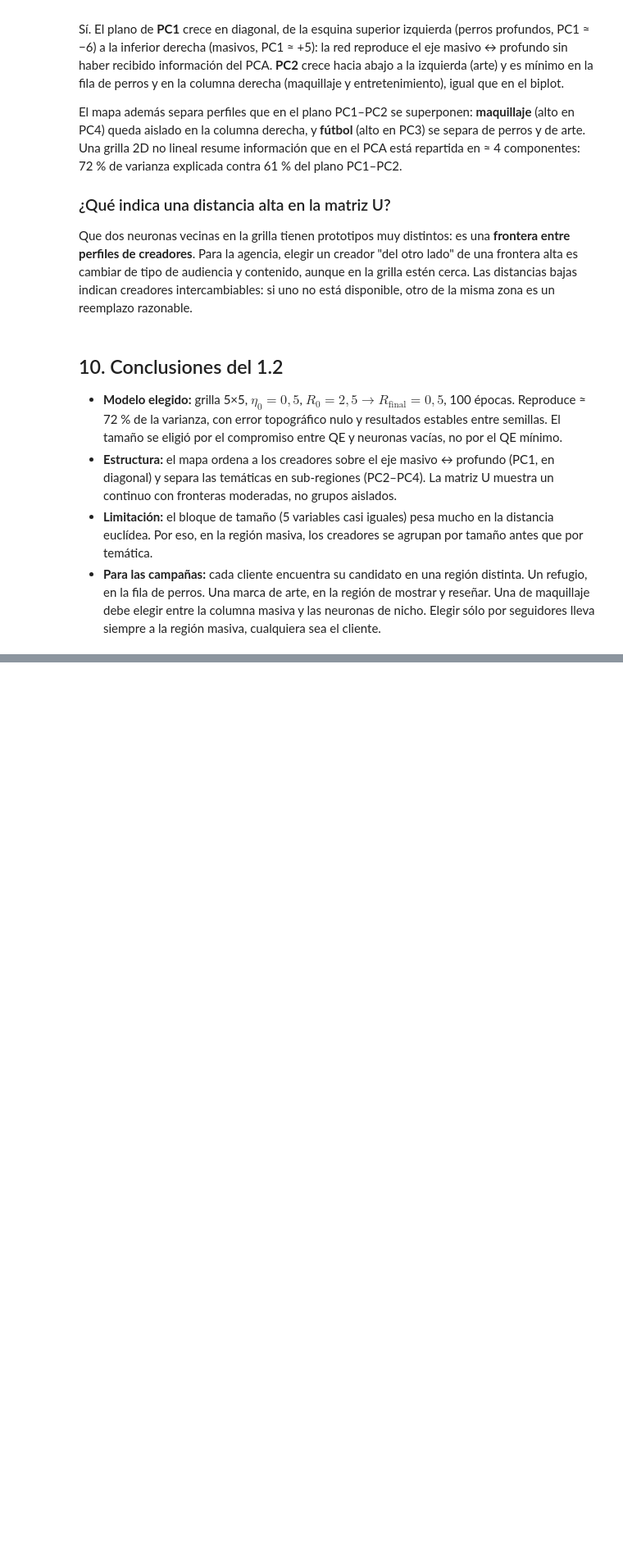
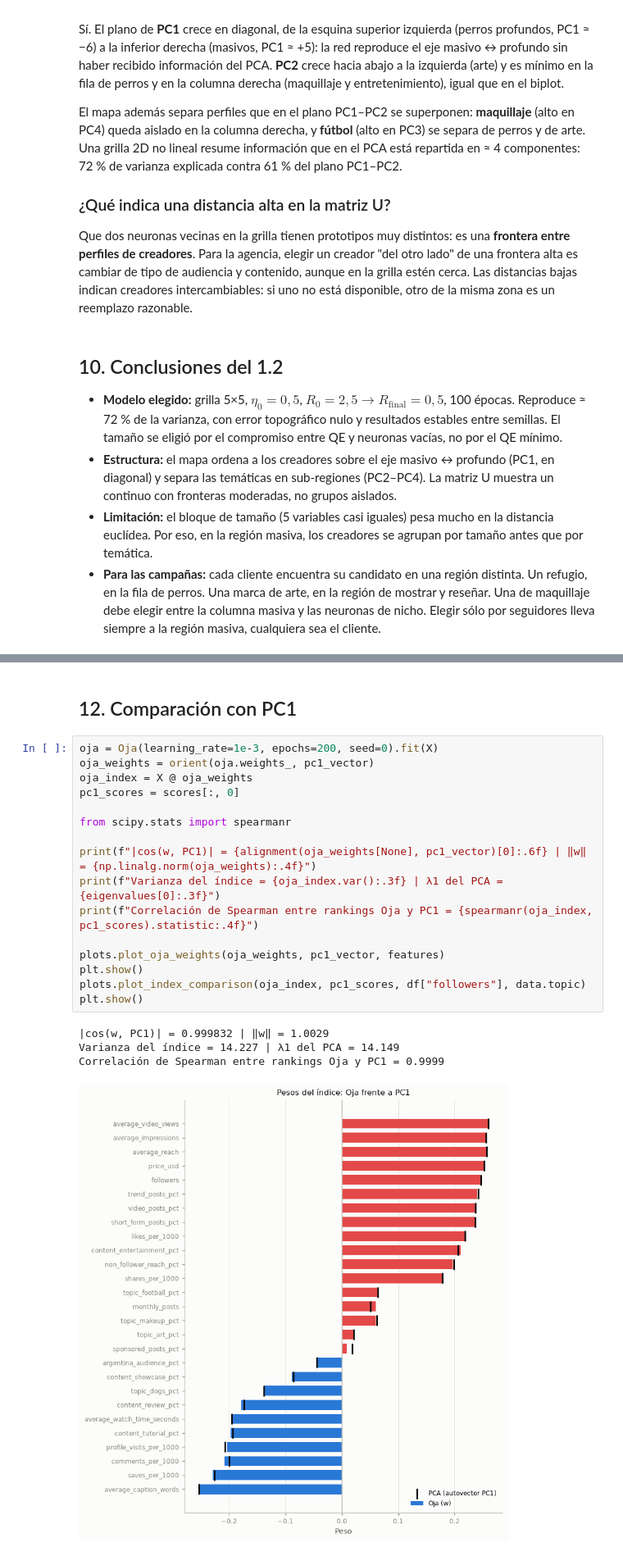
Before and after one commit to yakdudi12/DIAO2A, a Jupyter notebook: TP4/ejercicio1.ipynb, the cells around one changed output, grey strips where cells are left out. Shown at 82% size. Drawn from its saved outputs; the diff is of its cells as text; blank space fills up the shorter version.

Commit message:
feat: add Oja index analysis to exercise 1 notebook

```diff
--- a/TP4/ejercicio1.ipynb
+++ b/TP4/ejercicio1.ipynb
@@ -413,0 +468,23 @@ Que dos neuronas vecinas en la grilla tienen prototipos muy distintos: es una **
+# %% [markdown]
+## 12. Comparación con PC1
+# %%
+oja = Oja(learning_rate=1e-3, epochs=200, seed=0).fit(X)
+oja_weights = orient(oja.weights_, pc1_vector)
+oja_index = X @ oja_weights
+pc1_scores = scores[:, 0]
+
+from scipy.stats import spearmanr
+
+print(f"|cos(w, PC1)| = {alignment(oja_weights[None], pc1_vector)[0]:.6f} | ‖w‖ = {np.linalg.norm(oja_weights):.4f}")
+print(f"Varianza del índice = {oja_index.var():.3f} | λ1 del PCA = {eigenvalues[0]:.3f}")
+print(f"Correlación de Spearman entre rankings Oja y PC1 = {spearmanr(oja_index, pc1_scores).statistic:.4f}")
+
+plots.plot_oja_weights(oja_weights, pc1_vector, features)
+plt.show()
+plots.plot_index_comparison(oja_index, pc1_scores, df["followers"], data.topic)
+plt.show()
+# %% [output]
+|cos(w, PC1)| = 0.999832 | ‖w‖ = 1.0029
+Varianza del índice = 14.227 | λ1 del PCA = 14.149
+Correlación de Spearman entre rankings Oja y PC1 = 0.9999
+[figure, added]
```
Also changed, not shown: parts of 11 cells of this notebook.
